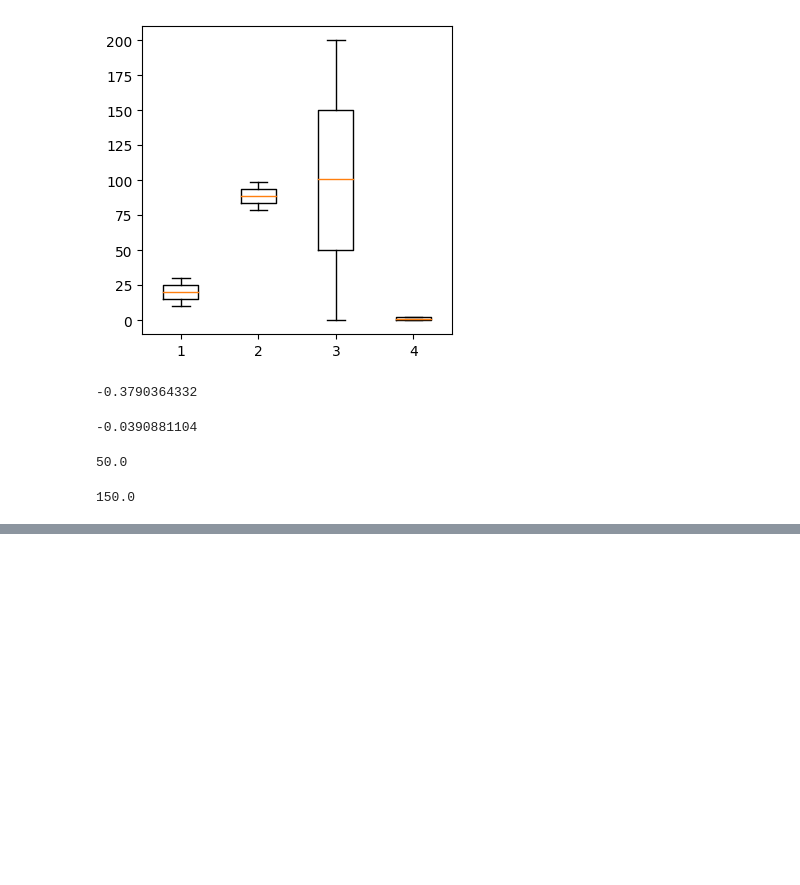
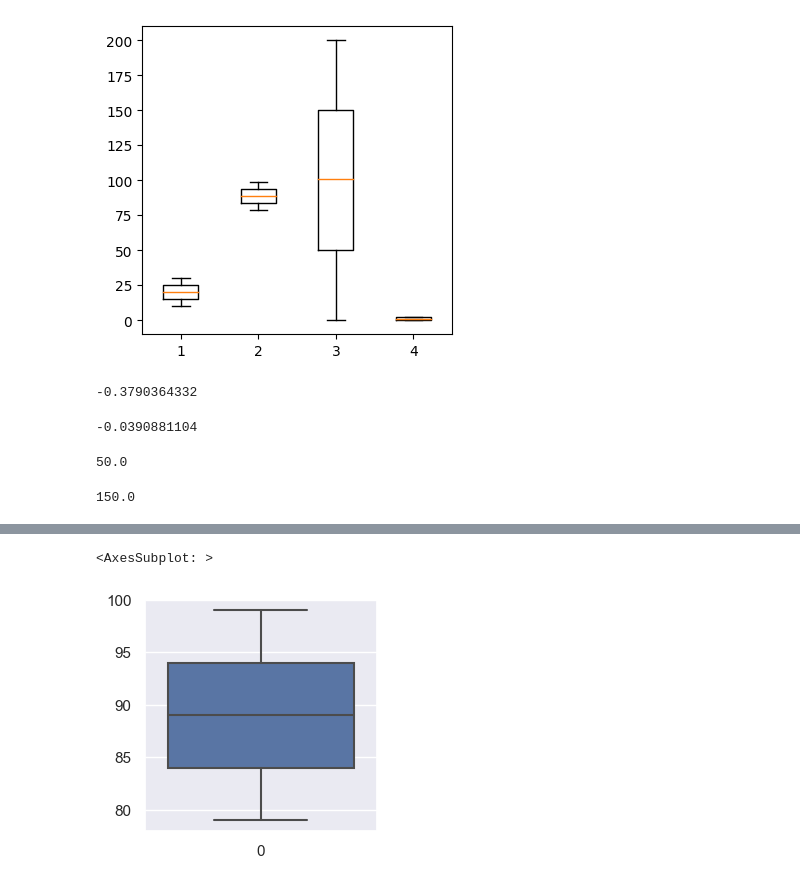
Before and after one commit to nadeap/Stress-Level-Detection, a Jupyter notebook: stress level detection.ipynb, the cells around one changed output, grey strips where cells are left out. Cells and saved outputs as stored; diff of their text form; code cells hidden in the pictures; blank space fills up the shorter version.

```diff
--- a/stress level detection.ipynb
+++ b/stress level detection.ipynb
@@ -110,0 +144,6 @@ Q2
+# %%
+plt.figure(figsize=(3,3))
+sns.boxplot(data['Temperature'])
+# %% [output]
+<AxesSubplot: >
+[figure, added]
```
Also changed, not shown: parts of 5 cells of this notebook.
